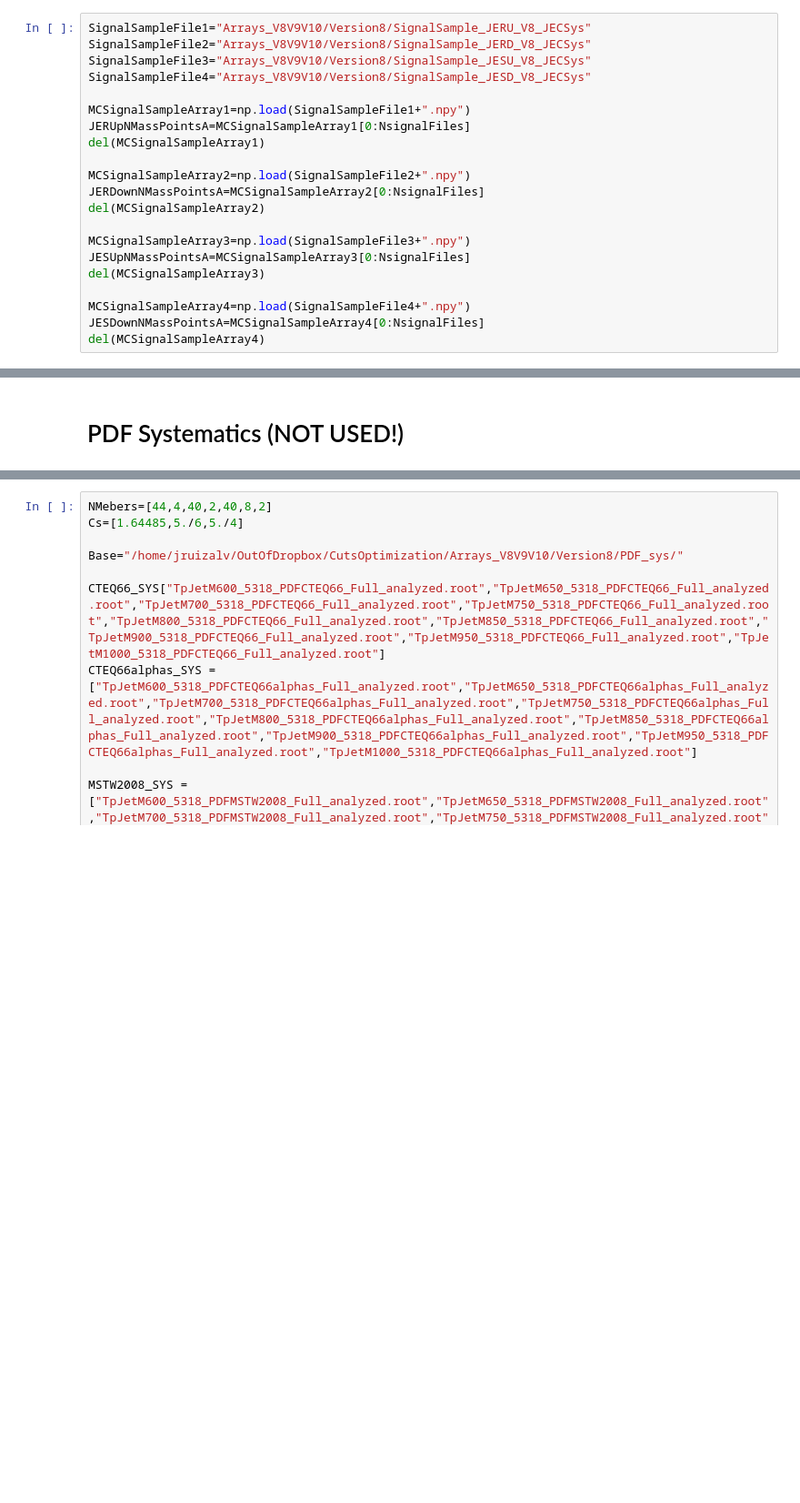
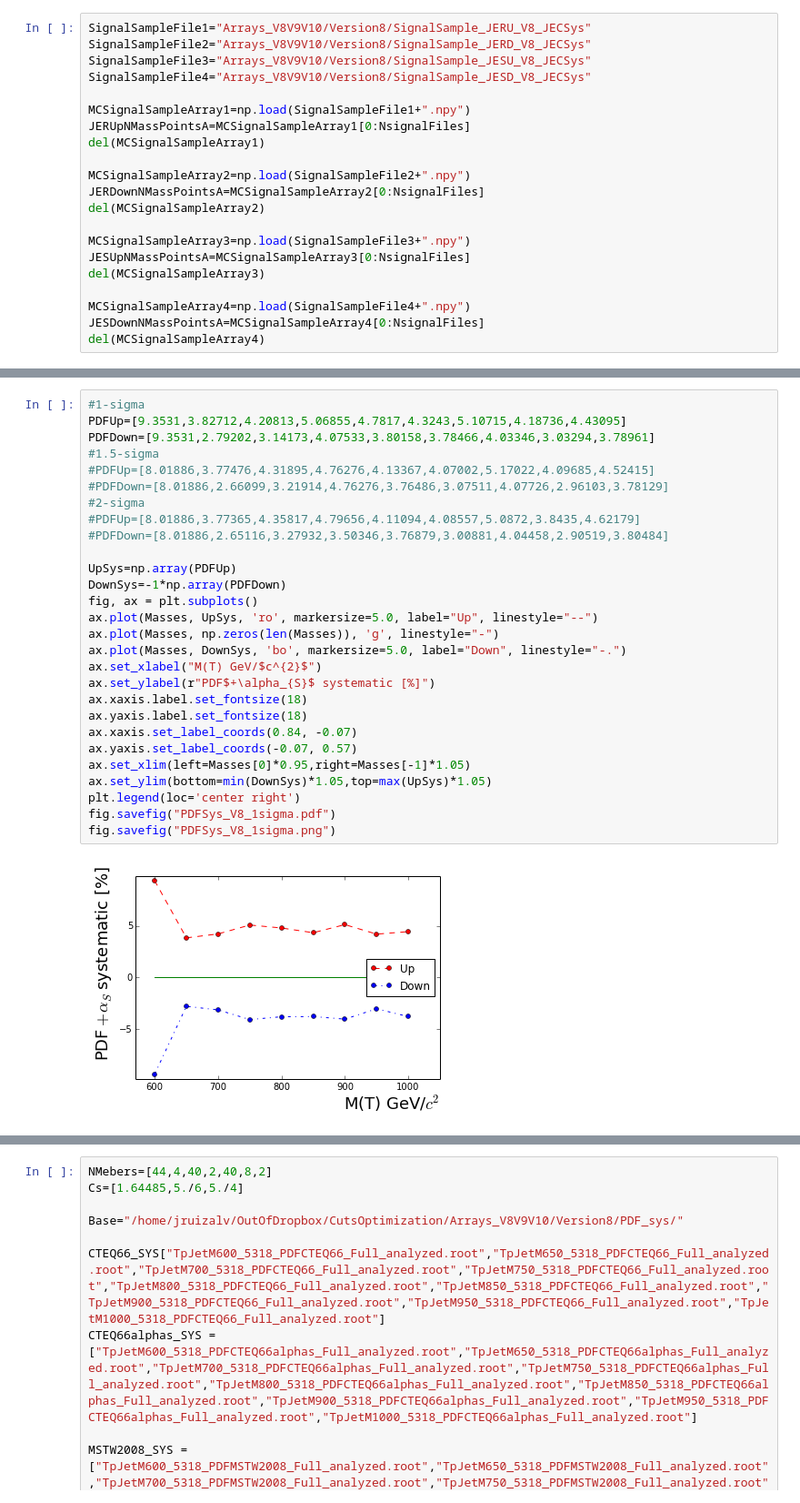
Before and after one commit to jotadram6/stp-ipy-note, a Jupyter notebook: Systematics.ipynb, the cells around one changed output, grey strips where cells are left out. Shown at 91% size. Drawn from its saved outputs; the diff is of its cells as text; blank space fills up the shorter version.

```diff
--- a/Systematics.ipynb
+++ b/Systematics.ipynb
@@ -740,2 +1123,30 @@ ROOT.gDirectory.Delete("*CutF*")
-# %% [markdown]
-# PDF Systematics (NOT USED!)
+# %%
+#1-sigma
+PDFUp=[9.3531,3.82712,4.20813,5.06855,4.7817,4.3243,5.10715,4.18736,4.43095]
+PDFDown=[9.3531,2.79202,3.14173,4.07533,3.80158,3.78466,4.03346,3.03294,3.78961]
+#1.5-sigma
+#PDFUp=[8.01886,3.77476,4.31895,4.76276,4.13367,4.07002,5.17022,4.09685,4.52415]
+#PDFDown=[8.01886,2.66099,3.21914,4.76276,3.76486,3.07511,4.07726,2.96103,3.78129]
+#2-sigma
+#PDFUp=[8.01886,3.77365,4.35817,4.79656,4.11094,4.08557,5.0872,3.8435,4.62179]
+#PDFDown=[8.01886,2.65116,3.27932,3.50346,3.76879,3.00881,4.04458,2.90519,3.80484]
+
+UpSys=np.array(PDFUp)
+DownSys=-1*np.array(PDFDown)
+fig, ax = plt.subplots()
+ax.plot(Masses, UpSys, 'ro', markersize=5.0, label="Up", linestyle="--")
+ax.plot(Masses, np.zeros(len(Masses)), 'g', linestyle="-")
+ax.plot(Masses, DownSys, 'bo', markersize=5.0, label="Down", linestyle="-.")
+ax.set_xlabel("M(T) GeV/$c^{2}$")
+ax.set_ylabel(r"PDF$+\alpha_{S}$ systematic [%]")
+ax.xaxis.label.set_fontsize(18)
+ax.yaxis.label.set_fontsize(18)
+ax.xaxis.set_label_coords(0.84, -0.07)
+ax.yaxis.set_label_coords(-0.07, 0.57)
+ax.set_xlim(left=Masses[0]*0.95,right=Masses[-1]*1.05)
+ax.set_ylim(bottom=min(DownSys)*1.05,top=max(UpSys)*1.05)
+plt.legend(loc='center right')
+fig.savefig("PDFSys_V8_1sigma.pdf")
+fig.savefig("PDFSys_V8_1sigma.png")
+# %% [output]
+[figure, added]
```
Also changed, not shown: parts of 15 cells of this notebook, 7 other files.
